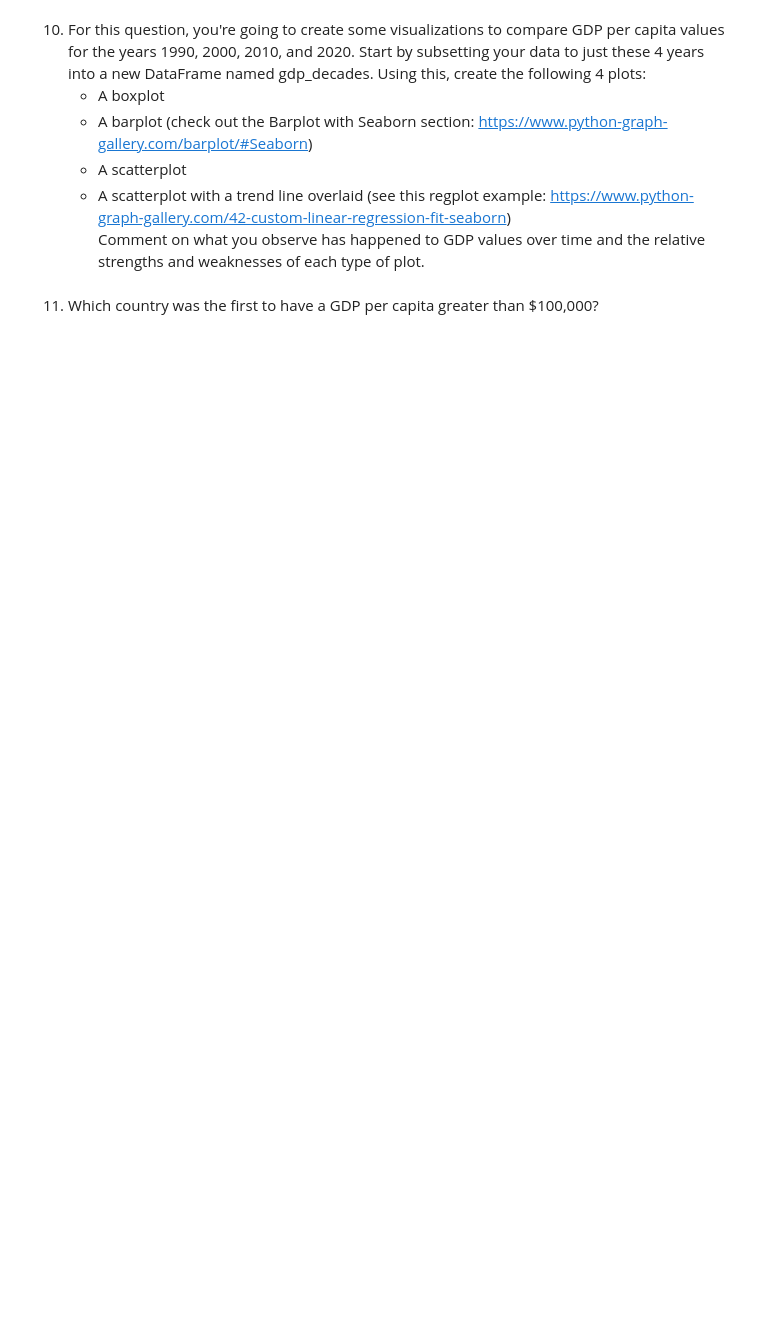
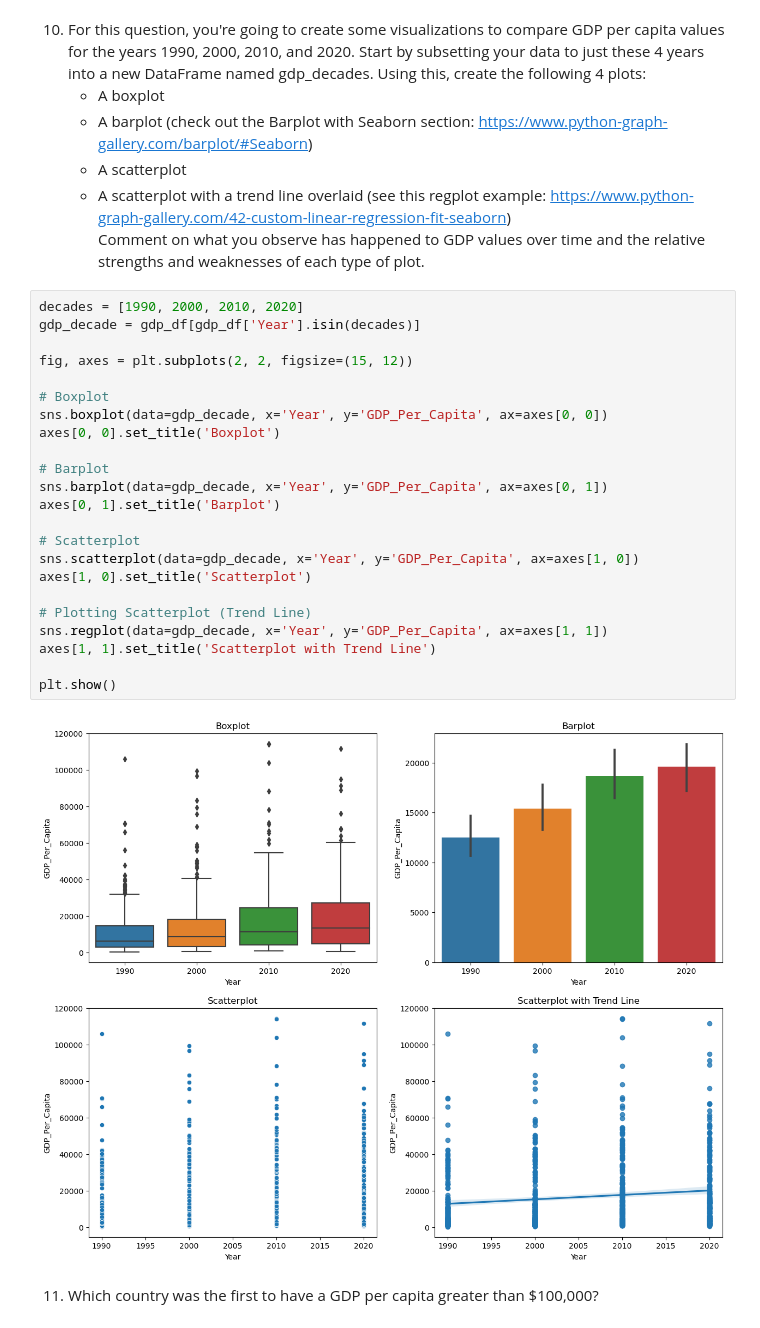
Before and after one commit to NSS-Data-Analytics-Cohort-10/gdp-and-internet-usage-CalebLucas11, a Jupyter notebook: notebooks/un_project.ipynb, the cells around one changed output. Saved outputs shown, nothing was run; the diff lists cells and outputs as text; blank space fills up the shorter version.

```diff
--- a/notebooks/un_project.ipynb
+++ b/notebooks/un_project.ipynb
@@ -133,5 +128,30 @@ Series([], dtype: int64)
 	* A scatterplot
 	* A scatterplot with a trend line overlaid (see this regplot example: https://www.python-graph-gallery.com/42-custom-linear-regression-fit-seaborn)
 Comment on what you observe has happened to GDP values over time and the relative strengths and weaknesses of each type of plot.
+# %%
+decades = [1990, 2000, 2010, 2020]
+gdp_decade = gdp_df[gdp_df['Year'].isin(decades)]
+
+fig, axes = plt.subplots(2, 2, figsize=(15, 12))
+
+# Boxplot
+sns.boxplot(data=gdp_decade, x='Year', y='GDP_Per_Capita', ax=axes[0, 0])
+axes[0, 0].set_title('Boxplot')
+
+# Barplot
+sns.barplot(data=gdp_decade, x='Year', y='GDP_Per_Capita', ax=axes[0, 1])
+axes[0, 1].set_title('Barplot')
+
+# Scatterplot
+sns.scatterplot(data=gdp_decade, x='Year', y='GDP_Per_Capita', ax=axes[1, 0])
+axes[1, 0].set_title('Scatterplot')
+
+# Plotting Scatterplot (Trend Line)
+sns.regplot(data=gdp_decade, x='Year', y='GDP_Per_Capita', ax=axes[1, 1])
+axes[1, 1].set_title('Scatterplot with Trend Line')
+
+plt.show()
+# %% [output]
+[figure, added]
 # %% [markdown]
 11. Which country was the first to have a GDP per capita greater than $100,000?
```
Also changed, not shown: parts of 17 cells of this notebook.
